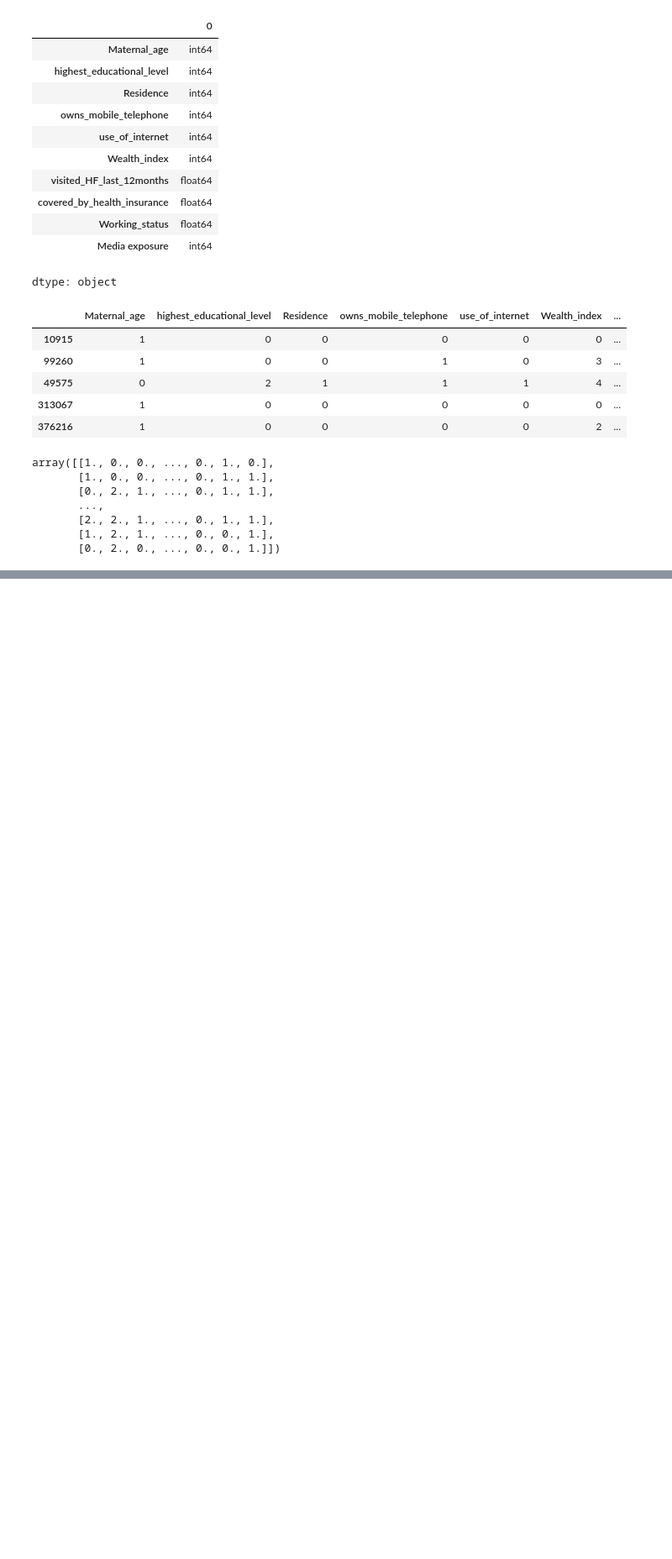
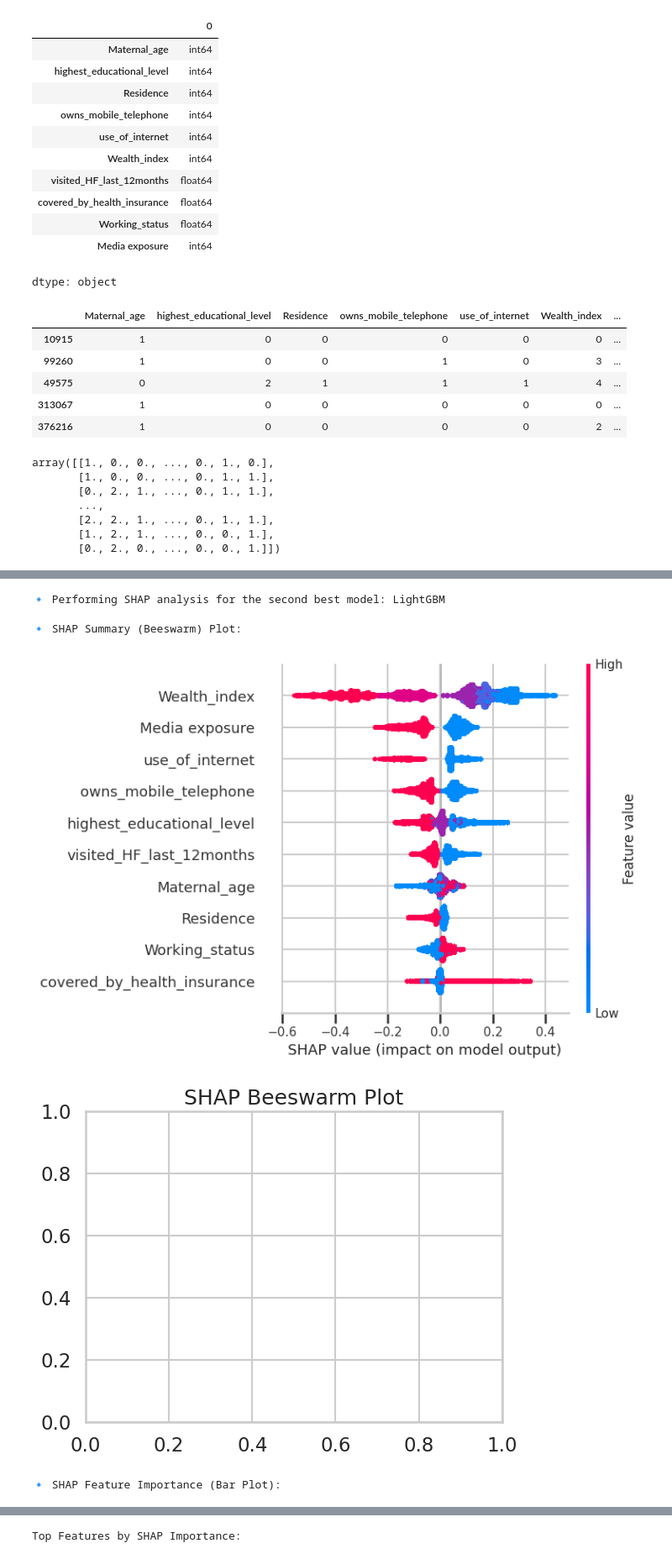
Before and after one commit to Fentahun60/Fentahun, a Jupyter notebook: access.ipynb, the cells around one changed output, grey strips where cells are left out. Shown at 84% size. Saved outputs shown, nothing was run; the diff lists cells and outputs as text; code cells hidden in the pictures; blank space fills up the shorter version.

```diff
--- a/access.ipynb
+++ b/access.ipynb
@@ -2007,0 +2085,79 @@ Let's perform SHAP (SHapley Additive exPlanations) analysis on the best performi
+# %%
+# =========================================
+# 🔹 SHAP Analysis for the Second Best Model (Excluding XGBoost)
+# =========================================
+import shap
+import matplotlib.pyplot as plt
+import numpy as np
+import pandas as pd
+
+# Assuming 'evaluation_df' and 'best_models_dict' are available from previous cells
+
+# Find the best model excluding XGBoost
+evaluation_df_no_xgb = evaluation_df[evaluation_df.index != 'XGBoost']
+if evaluation_df_no_xgb.empty:
+    print("❌ No other models available for SHAP analysis after excluding XGBoost.")
+else:
+    second_best_model_name = evaluation_df_no_xgb['F1-Score'].idxmax()
+    second_best_model = best_models_dict[second_best_model_name]
+    print(f"🔹 Performing SHAP analysis for the second best model: {second_best_model_name}")
+
+    # Ensure X_test_selected is a pandas DataFrame and handle potential non-numeric types
+    if not isinstance(X_test_selected, pd.DataFrame):
+        X_test_selected = pd.DataFrame(X_test_selected, columns=X_train_selected.columns) # Assuming column names are consistent
+
+    # Ensure all columns in X_test_selected are numeric and create a copy to avoid SettingWithCopyWarning
+    X_test_selected = X_test_selected.copy() # Create a copy
+    for col in X_test_selected.columns:
+        X_test_selected[col] = pd.to_numeric(X_test_selected[col], errors='coerce')
+
+    # Drop any columns that could not be converted to numeric (if any)
+    X_test_selected = X_test_selected.dropna(axis=1)
+
+
+    # Check if the selected model is compatible with TreeExplainer
+    if hasattr(second_best_model, 'feature_importances_') or hasattr(second_best_model, 'get_booster'):
+        explainer = shap.TreeExplainer(second_best_model)
+        # Check if shap_values is a list (for multi-output models like LightGBM)
+        shap_values = explainer.shap_values(X_test_selected)
+        if isinstance(shap_values, list):
+           # For binary classification, use the shap values for the positive class (usually index 1)
+           shap_values = shap_values[1]
+
+
+        # =========================================
+        # 🌟 SHAP Summary Plot (Beeswarm)
+        # =========================================
+        print("\n🔹 SHAP Summary (Beeswarm) Plot:")
+        shap.summary_plot(shap_values, X_test_selected, plot_type="dot")
+        plt.title('SHAP Beeswarm Plot')
+        plt.show()
+
+
+        # =========================================
+        # 📊 SHAP Feature Importance (Bar Plot)
+        # =========================================
+        print("\n🔹 SHAP Feature Importance (Bar Plot):")
+        shap.summary_plot(shap_values, X_test_selected, plot_type="bar")
+        plt.title('SHAP Bar Plot (Feature Importance)')
+        plt.show()
+
+
+        # Optional: create DataFrame of mean absolute SHAP values
+        shap_df = pd.DataFrame({
+            "Feature": X_test_selected.columns,
+            "Mean_Abs_SHAP": np.abs(shap_values).mean(axis=0)
+        }).sort_values(by="Mean_Abs_SHAP", ascending=False)
+
+        print("\nTop Features by SHAP Importance:")
+        display(shap_df)
+
+    else:
+        print(f"❌ SHAP TreeExplainer is not compatible with {second_best_model_name}.")
+        print("Please select a tree-based model for SHAP analysis.")
+# %% [output]
+🔹 Performing SHAP analysis for the second best model: LightGBM
+🔹 SHAP Summary (Beeswarm) Plot:
+[figure, added]
+[figure, added]
+🔹 SHAP Feature Importance (Bar Plot):
@@ -2007,0 +2166 @@ Let's perform SHAP (SHapley Additive exPlanations) analysis on the best performi
+Top Features by SHAP Importance:
```
Also changed, not shown: parts of 7 cells of this notebook.
